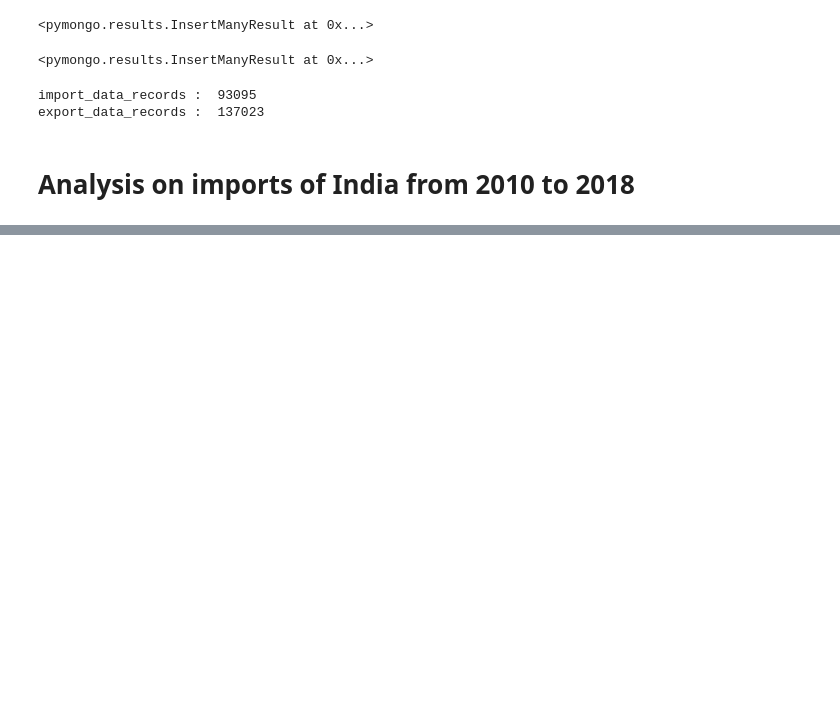
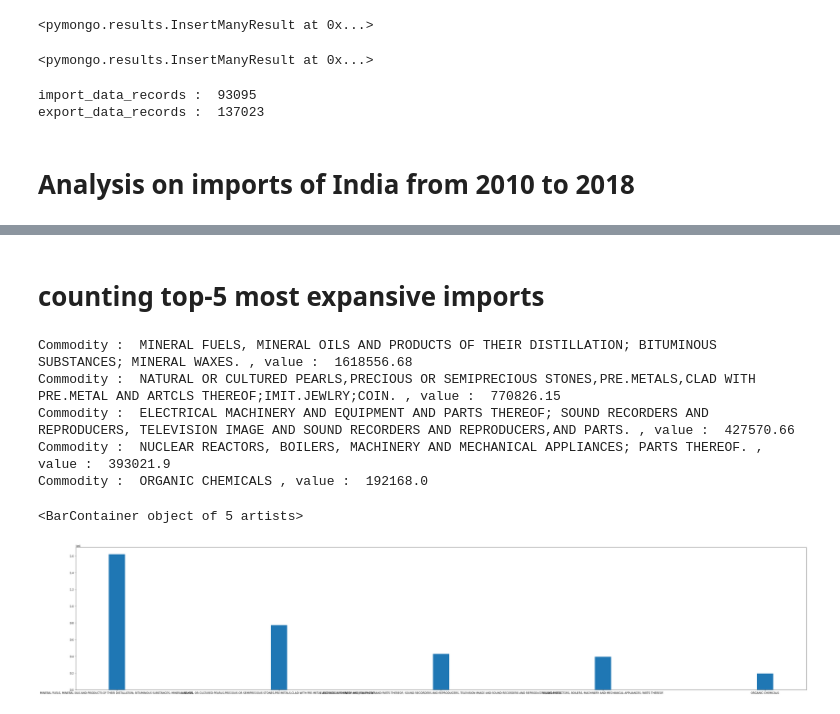
Before and after one commit to Avi-chauhan/Import-export-analysis, a Jupyter notebook: Analysis on Indian import-export (2010-2018).ipynb, the cells around one changed output, grey strips where cells are left out. Saved outputs shown, nothing was run; the diff lists cells and outputs as text; code cells hidden in the pictures; blank space fills up the shorter version.

```diff
--- a/Analysis on Indian import-export (2010-2018).ipynb
+++ b/Analysis on Indian import-export (2010-2018).ipynb
@@ -162,0 +190,27 @@ Country :  SUDAN , value :  4961.5
+# %% [markdown]
+# counting top-5 most expansive imports
+# %%
+commoditywise_cost = import_data.aggregate(
+    [{"$group" :
+      {"_id":"$Commodity",
+       "value":{"$sum":"$value_million_dollar"}
+      }},{ "$sort" : { "value" : -1 } }
+    ])
+commodities=[]
+cost3=[]
+for i in commoditywise_cost:
+    commodities.append(i['_id'])
+    cost3.append(i['value'])
+    if len(cost3)<=5:
+        print("Commodity : ",i['_id'],", value : ",i['value'])
+
+plt.figure(figsize=(50, 10))
+plt.bar(commodities[0:5], cost3[0:5], width=0.1)
+# %% [output]
+Commodity :  MINERAL FUELS, MINERAL OILS AND PRODUCTS OF THEIR DISTILLATION; BITUMINOUS SUBSTANCES; MINERAL WAXES. , value :  1618556.68
+Commodity :  NATURAL OR CULTURED PEARLS,PRECIOUS OR SEMIPRECIOUS STONES,PRE.METALS,CLAD WITH PRE.METAL AND ARTCLS THEREOF;IMIT.JEWLRY;COIN. , value :  770826.15
+Commodity :  ELECTRICAL MACHINERY AND EQUIPMENT AND PARTS THEREOF; SOUND RECORDERS AND REPRODUCERS, TELEVISION IMAGE AND SOUND RECORDERS AND REPRODUCERS,AND PARTS. , value :  427570.66
+Commodity :  NUCLEAR REACTORS, BOILERS, MACHINERY AND MECHANICAL APPLIANCES; PARTS THEREOF. , value :  393021.9
+Commodity :  ORGANIC CHEMICALS , value :  192168.0
+<BarContainer object of 5 artists>
+[figure, added]
```
Also changed, not shown: parts of 12 cells of this notebook.
